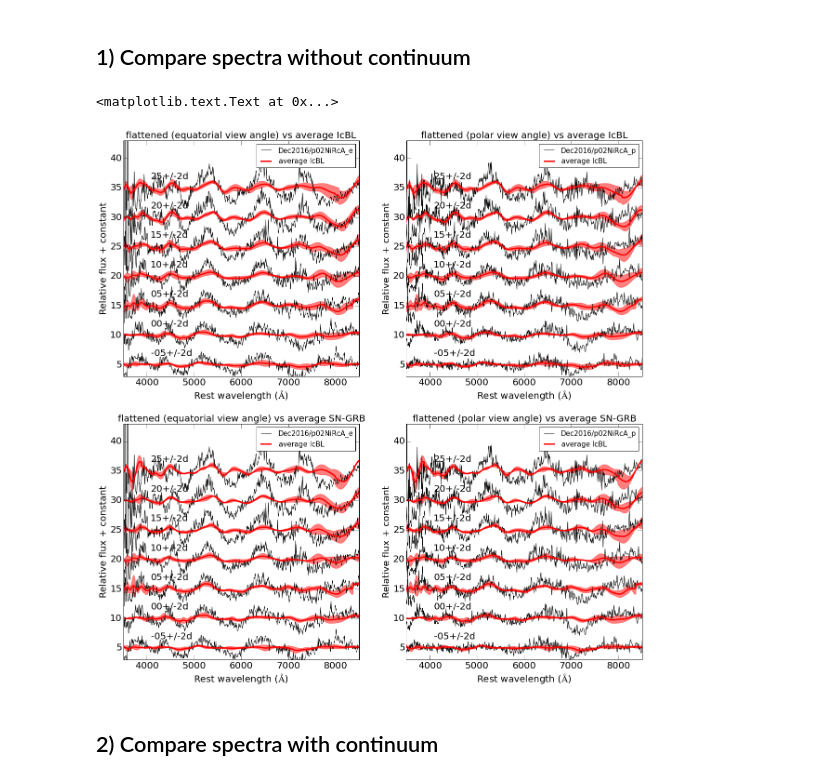
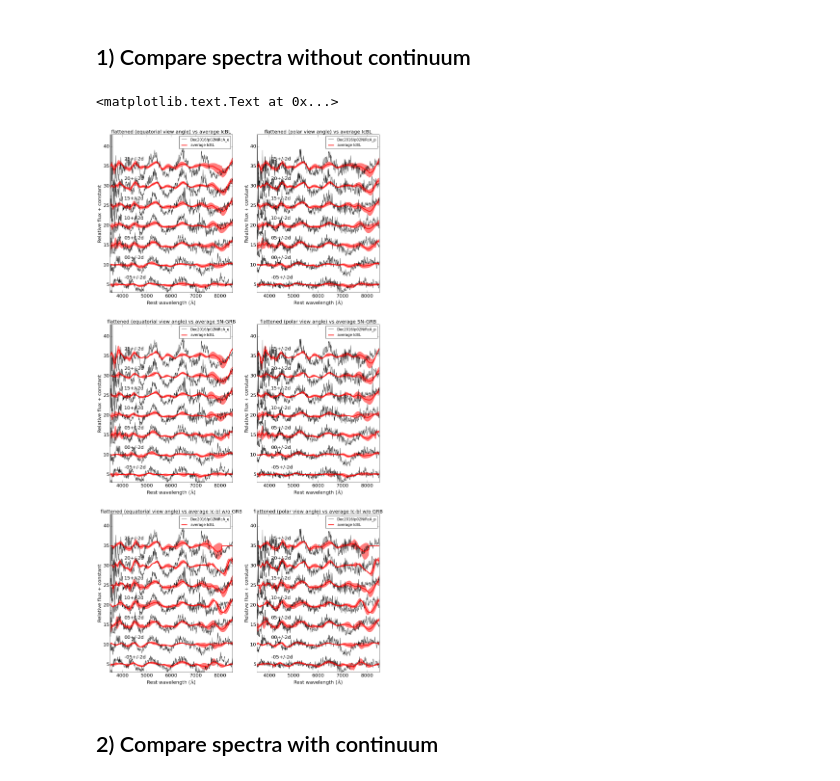
Before and after one commit to yoyo1989/ModelIcbl-Paul-Jenni, a Jupyter notebook: p02NiRcA_e_p_vs_IcBLmean.ipynb, the cells around one changed output. Saved outputs shown, nothing was run; the diff lists cells and outputs as text; code cells hidden in the pictures.

```diff
--- a/p02NiRcA_e_p_vs_IcBLmean.ipynb
+++ b/p02NiRcA_e_p_vs_IcBLmean.ipynb
@@ -37,8 +37,8 @@ def plotmont1(spec, phase, specmean, phasemean, shift):
             pl.plot(s.wlog, s.fmean*5+shift[i], color='red',linewidth=3)
         pl.fill_between(s.wlog, s.fmean*5-s.fsdev*5+shift[i], s.fmean*5+s.fsdev*5+shift[i], color='red', alpha=0.5)
 # %%
-plt.figure(figsize=(20,20))
-plt.subplot(221)
+plt.figure(figsize=(20,40))
+plt.subplot(321)
 plotmont1('Dec2016/p02NiRcA_e',
          ['9', '14', '19', '24', '29', '34', '39'],
          'OneSpectrumPerSNIcbl/meanspecIcBL_1specperSN_',
@@ -52,7 +52,7 @@ pl.legend(fontsize=15)
 plt.tick_params(labelsize=20)
 pl.title('flattened (equatorial view angle) vs average IcBL',fontsize=20)
 
-plt.subplot(222)
+plt.subplot(322)
 plotmont1('Dec2016/p02NiRcA_p',
          ['8', '13', '18', '23', '28', '33', '38'],
          'OneSpectrumPerSNIcbl/meanspecIcBL_1specperSN_',
@@ -66,36 +66,64 @@ pl.legend(fontsize=15)
 plt.tick_params(labelsize=20)
 pl.title('flattened (polar view angle) vs average IcBL',fontsize=20)
 
-plt.subplot(223)
+plt.subplot(323)
 plotmont1('Dec2016/p02NiRcA_e',
          ['9', '14', '19', '24', '29', '34', '39'],
          'OneSpectrumPerSNIcbl/meanspecIcBL_withGRB_1specperSN_',
          ['-05','00', '05', '10', '15', '20', '25'],
          [5, 10, 15, 20, 25, 30, 35, 40])
 pl.xlabel("Rest wavelength ($\AA$)",fontsize=20)
 pl.ylabel("Relative flux + constant",fontsize=20)
 pl.xlim(3500, 8500)
 pl.ylim(3, 43)
 pl.legend(fontsize=15)
 plt.tick_params(labelsize=20)
 pl.title('flattened (equatorial view angle) vs average SN-GRB',fontsize=20)
 
-plt.subplot(224)
+plt.subplot(324)
 plotmont1('Dec2016/p02NiRcA_p',
          ['8', '13', '18', '23', '28', '33', '38'],
          'OneSpectrumPerSNIcbl/meanspecIcBL_withGRB_1specperSN_',
          ['-05', '00', '05', '10', '15', '20', '25'],
          [5, 10, 15, 20, 25, 30, 35, 40])
 pl.xlabel("Rest wavelength ($\AA$)",fontsize=20)
 pl.ylabel("Relative flux + constant",fontsize=20)
 pl.xlim(3500, 8500)
 pl.ylim(3, 43)
 pl.legend(fontsize=15)
 plt.tick_params(labelsize=20)
 pl.title('flattened (polar view angle) vs average SN-GRB',fontsize=20)
+
+plt.subplot(325)
+plotmont1('Dec2016/p02NiRcA_e',
+         ['9', '14', '19', '24', '29', '34', '39'],
+         'OneSpectrumPerSNIcbl/meanspecIcBL_noGRB_1specperSN_',
+         ['-05','00', '05', '10', '15', '20', '25'],
+         [5, 10, 15, 20, 25, 30, 35, 40])
+pl.xlabel("Rest wavelength ($\AA$)",fontsize=20)
+pl.ylabel("Relative flux + constant",fontsize=20)
+pl.xlim(3500, 8500)
+pl.ylim(3, 43)
+pl.legend(fontsize=15)
+plt.tick_params(labelsize=20)
+pl.title('flattened (equatorial view angle) vs average Ic-bl w/o GRB',fontsize=20)
+
+plt.subplot(326)
+plotmont1('Dec2016/p02NiRcA_p',
+         ['8', '13', '18', '23', '28', '33', '38'],
+         'OneSpectrumPerSNIcbl/meanspecIcBL_noGRB_1specperSN_',
+         ['-05', '00', '05', '10', '15', '20', '25'],
+         [5, 10, 15, 20, 25, 30, 35, 40])
+pl.xlabel("Rest wavelength ($\AA$)",fontsize=20)
+pl.ylabel("Relative flux + constant",fontsize=20)
+pl.xlim(3500, 8500)
+pl.ylim(3, 43)
+pl.legend(fontsize=15)
+plt.tick_params(labelsize=20)
+pl.title('flattened (polar view angle) vs average Ic-bl w/o GRB',fontsize=20)
 # %% [output]
 <matplotlib.text.Text at 0x...>
-[figure, old version]
+[figure, new version]
 # %% [markdown]
 ## 2) Compare spectra with continuum
 # %%
```
Also changed, not shown: parts of 1 cell of this notebook.
